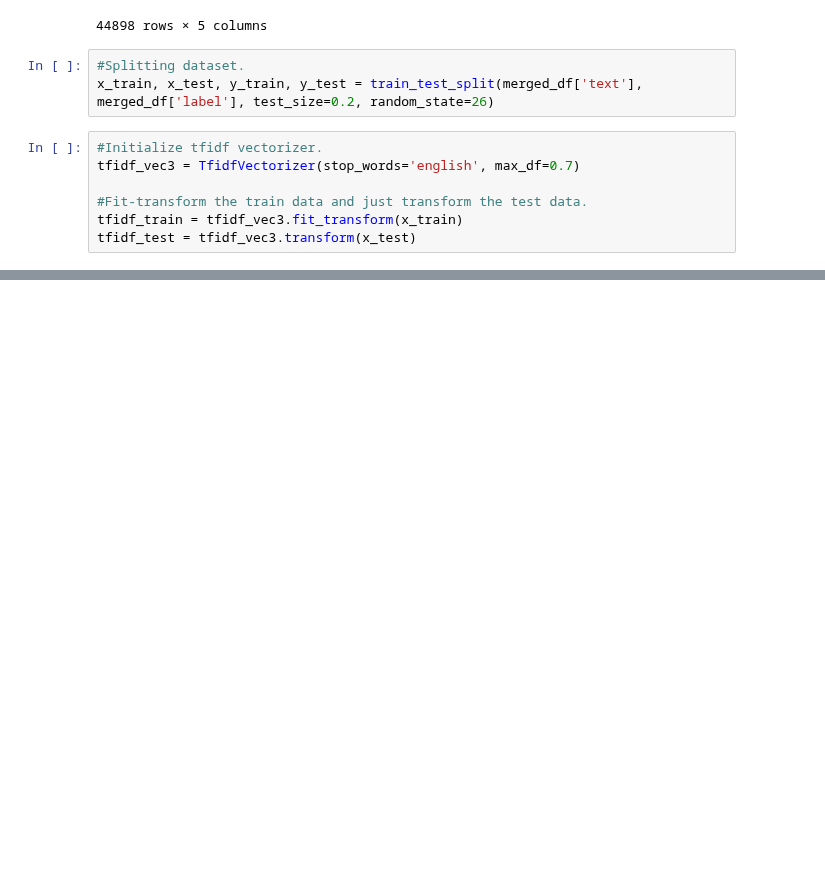
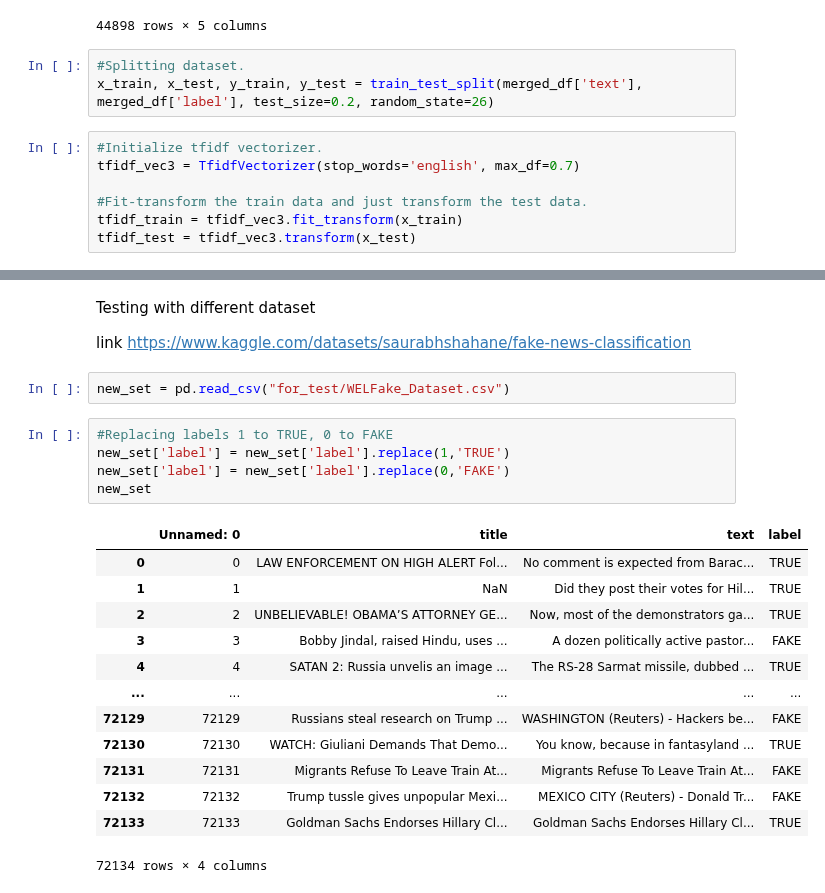
Before and after one commit to lyn-svart/FakeNewsDetection, a Jupyter notebook: main.ipynb, the cells around one changed output, grey strips where cells are left out. Drawn from its saved outputs; the diff is of its cells as text; blank space fills up the shorter version.

Commit message:
new test
New tests with different dataset.

```diff
--- a/main.ipynb
+++ b/main.ipynb
@@ -239,0 +240,25 @@ array([[4653,   62],
+# %% [markdown]
+Testing with different dataset
+
+link https://www.kaggle.com/datasets/saurabhshahane/fake-news-classification
+# %%
+new_set = pd.read_csv("for_test/WELFake_Dataset.csv")
+# %%
+#Replacing labels 1 to TRUE, 0 to FAKE
+new_set['label'] = new_set['label'].replace(1,'TRUE')
+new_set['label'] = new_set['label'].replace(0,'FAKE')
+new_set
+# %% [output]
+|  | Unnamed: 0 | title | text | label |
+| 0 | 0 | LAW ENFORCEMENT ON HIGH ALERT Fol... | No comment is expected from Barac... | TRUE |
+| 1 | 1 | NaN | Did they post their votes for Hil... | TRUE |
+| 2 | 2 | UNBELIEVABLE! OBAMA’S ATTORNEY GE... | Now, most of the demonstrators ga... | TRUE |
+| 3 | 3 | Bobby Jindal, raised Hindu, uses ... | A dozen politically active pastor... | FAKE |
+| 4 | 4 | SATAN 2: Russia unvelis an image ... | The RS-28 Sarmat missile, dubbed ... | TRUE |
+| ... | ... | ... | ... | ... |
+| 72129 | 72129 | Russians steal research on Trump ... | WASHINGTON (Reuters) - Hackers be... | FAKE |
+| 72130 | 72130 | WATCH: Giuliani Demands That Demo... | You know, because in fantasyland ... | TRUE |
+| 72131 | 72131 | Migrants Refuse To Leave Train At... | Migrants Refuse To Leave Train At... | FAKE |
+| 72132 | 72132 | Trump tussle gives unpopular Mexi... | MEXICO CITY (Reuters) - Donald Tr... | FAKE |
+| 72133 | 72133 | Goldman Sachs Endorses Hillary Cl... | Goldman Sachs Endorses Hillary Cl... | TRUE |
+72134 rows × 4 columns
```
Also changed, not shown: parts of 11 cells of this notebook, 1 other file.
